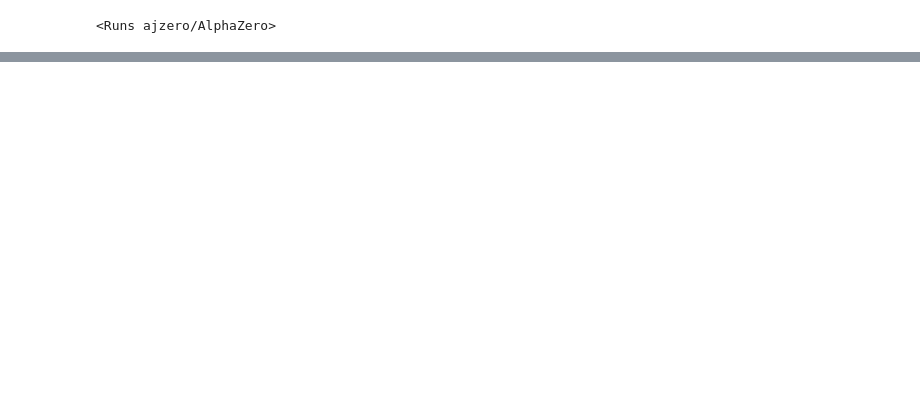
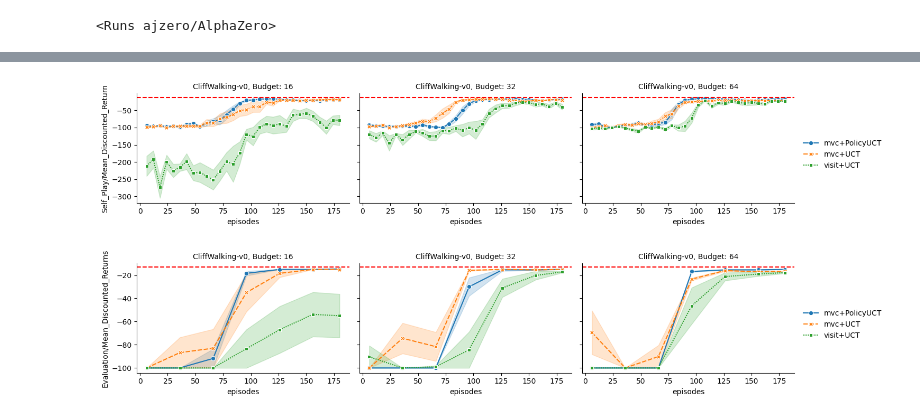
Before and after one commit to albinjal/GeneralAlphaZero, a Jupyter notebook: notebooks/fixed_planning2.ipynb, the cells around one changed output, grey strips where cells are left out. Cells and saved outputs as stored; diff of their text form; code cells hidden in the pictures; blank space fills up the shorter version.

```diff
--- a/notebooks/fixed_planning2.ipynb
+++ b/notebooks/fixed_planning2.ipynb
@@ -142,0 +161,47 @@ for metric in metrics:
+# %%
+
+env_description = "CliffWalking-v0"
+runs = df[df["env_description"] == env_description]
+optimum_value = runs["optimal_value"][0]
+
+metrics = ["Self_Play/Mean_Discounted_Return", "Evaluation/Mean_Discounted_Returns"]
+
+estimator = "mean"
+
+for metric in metrics:
+    # Step 1: Set up the FacetGrid to create one subplot for each unique value in 'env_description'
+    # Note: adjust size and aspect to fit your data and preference
+    g = sns.FacetGrid(data=df, row="env_description", col="planning_budget", sharex="col", sharey="row", aspect=1.5)
+
+    # Step 2: Use map_dataframe to draw the lineplots on each subplot
+    # Pass sns.lineplot as the plotting function and its arguments
+    g.map_dataframe(sns.lineplot,
+                    x=x_metric, y=metric,
+                    hue="policy_combination", style="policy_combination",
+                    markers=True, errorbar="se", estimator="mean")  # adjust 'estimator' as needed
+
+    # add a horizontal line for the optimal value to each subplot
+
+    for ax in g.axes.flat:
+        ax.axhline(optimum_value, ls="--", color="red")
+
+
+
+    # Step 3: Adjusting aesthetics (optional)
+    # Adding a legend
+    g.add_legend()
+    g.set_titles("{row_name}, Budget: {col_name}")
+
+
+    # Adjust the labels/titles as needed
+    g.set_axis_labels(x_metric, metric)
+    # increase the width of the plot
+    # g.fig.set_figwidth(10)
+    # plt.suptitle(metric)
+    # plt.tight_layout()
+    plt.savefig(f'{save_folder}/{x_metric}_{name_fn(metric).replace(" ", "_")}_{env_description}_{estimator}.pdf')
+
+    plt.show()
+# %% [output]
+[figure, added]
+[figure, added]
```
Also changed, not shown: parts of 6 cells of this notebook, 4 other files.
